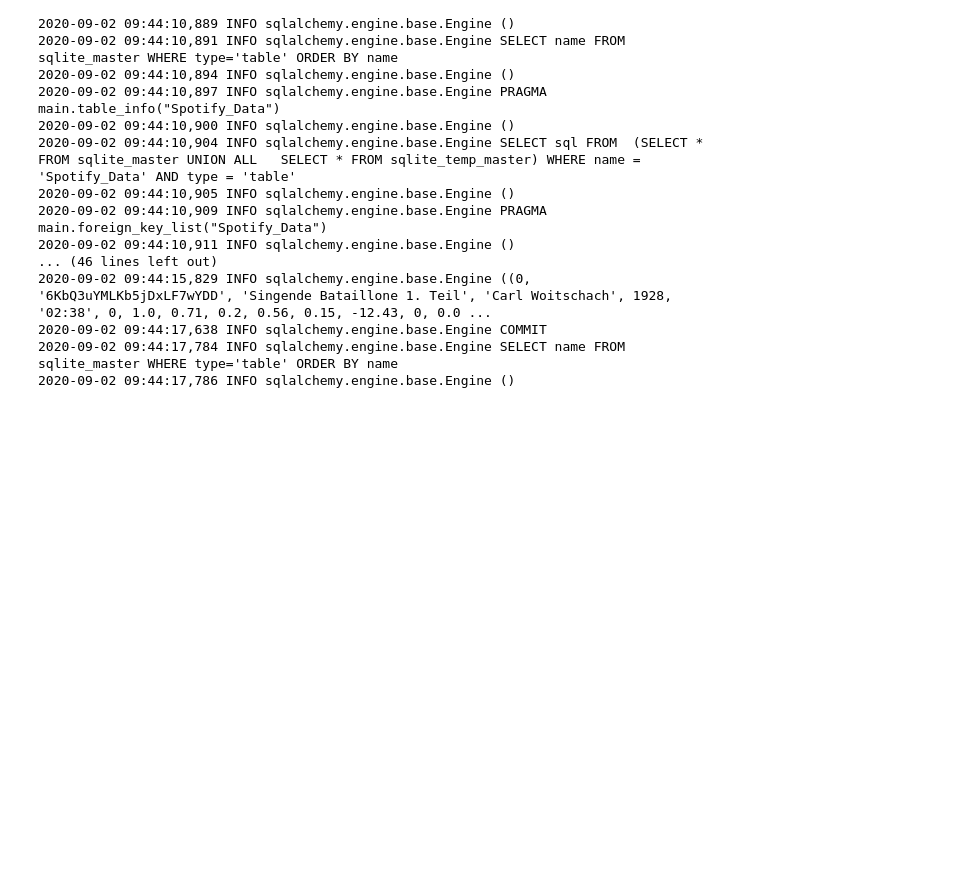
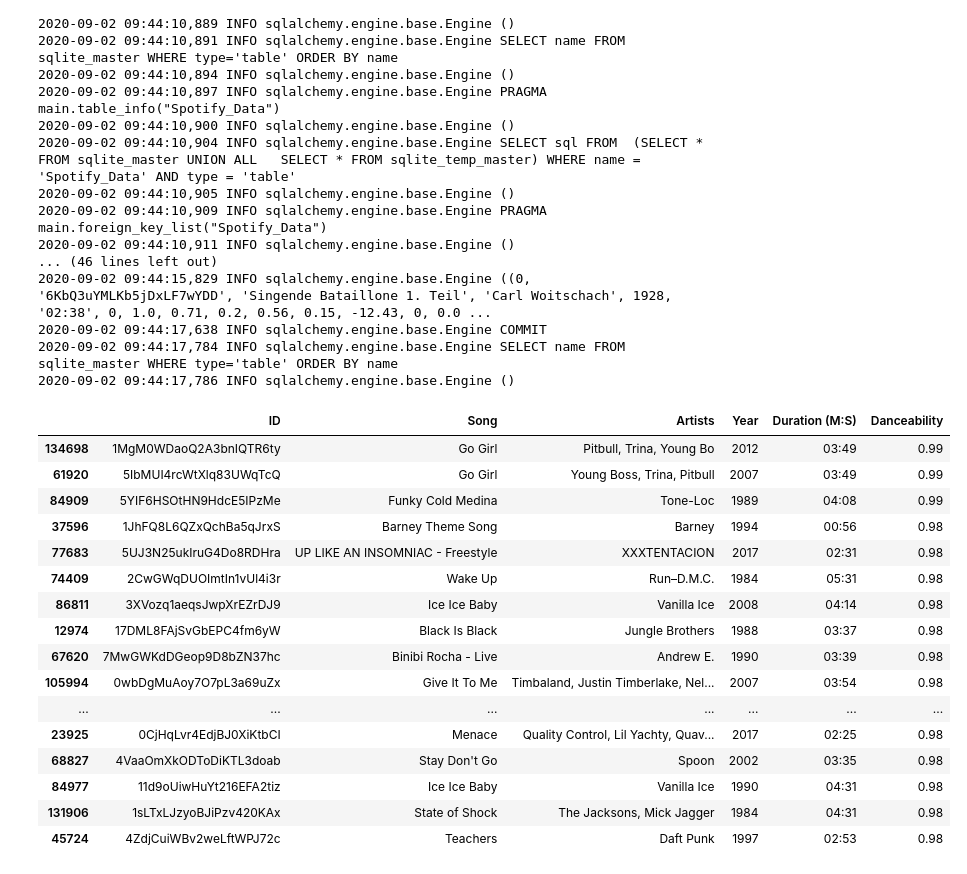
Before and after one commit to Jamahler/ETL-Project-Spotify, a Jupyter notebook: Spotify.ipynb, the cells around one changed output. Saved outputs shown, nothing was run; the diff lists cells and outputs as text; code cells hidden in the pictures; blank space fills up the shorter version.

```diff
--- a/Spotify.ipynb
+++ b/Spotify.ipynb
@@ -115,3 +114,24 @@ spotify_final.to_sql(spotify_table, sqlite_connection, if_exists='replace')
 2020-09-02 09:44:17,638 INFO sqlalchemy.engine.base.Engine COMMIT
 2020-09-02 09:44:17,784 INFO sqlalchemy.engine.base.Engine SELECT name FROM sqlite_master WHERE type='table' ORDER BY name
 2020-09-02 09:44:17,786 INFO sqlalchemy.engine.base.Engine ()
+# %%
+Danceability=spotify_final[['ID','Song','Artists','Year','Duration (M:S)','Danceability']]
+Danceability_order=Danceability.sort_values('Danceability',inplace=False,ascending=False)
+# %% [output]
+|  | ID | Song | Artists | Year | Duration (M:S) | Danceability |
+| 134698 | 1MgM0WDaoQ2A3bnIQTR6ty | Go Girl | Pitbull, Trina, Young Bo | 2012 | 03:49 | 0.99 |
+| 61920 | 5IbMUI4rcWtXlq83UWqTcQ | Go Girl | Young Boss, Trina, Pitbull | 2007 | 03:49 | 0.99 |
+| 84909 | 5YIF6HSOtHN9HdcE5IPzMe | Funky Cold Medina | Tone-Loc | 1989 | 04:08 | 0.99 |
+| 37596 | 1JhFQ8L6QZxQchBa5qJrxS | Barney Theme Song | Barney | 1994 | 00:56 | 0.98 |
+| 77683 | 5UJ3N25ukIruG4Do8RDHra | UP LIKE AN INSOMNIAC - Freestyle | XXXTENTACION | 2017 | 02:31 | 0.98 |
+| 74409 | 2CwGWqDUOImtIn1vUl4i3r | Wake Up | Run–D.M.C. | 1984 | 05:31 | 0.98 |
+| 86811 | 3XVozq1aeqsJwpXrEZrDJ9 | Ice Ice Baby | Vanilla Ice | 2008 | 04:14 | 0.98 |
+| 12974 | 17DML8FAjSvGbEPC4fm6yW | Black Is Black | Jungle Brothers | 1988 | 03:37 | 0.98 |
+| 67620 | 7MwGWKdDGeop9D8bZN37hc | Binibi Rocha - Live | Andrew E. | 1990 | 03:39 | 0.98 |
+| 105994 | 0wbDgMuAoy7O7pL3a69uZx | Give It To Me | Timbaland, Justin Timberlake, Nel... | 2007 | 03:54 | 0.98 |
+| ... | ... | ... | ... | ... | ... | ... |
+| 23925 | 0CjHqLvr4EdjBJ0XiKtbCI | Menace | Quality Control, Lil Yachty, Quav... | 2017 | 02:25 | 0.98 |
+| 68827 | 4VaaOmXkODToDiKTL3doab | Stay Don't Go | Spoon | 2002 | 03:35 | 0.98 |
+| 84977 | 11d9oUiwHuYt216EFA2tiz | Ice Ice Baby | Vanilla Ice | 1990 | 04:31 | 0.98 |
+| 131906 | 1sLTxLJzyoBJiPzv420KAx | State of Shock | The Jacksons, Mick Jagger | 1984 | 04:31 | 0.98 |
+| 45724 | 4ZdjCuiWBv2weLftWPJ72c | Teachers | Daft Punk | 1997 | 02:53 | 0.98 |
```
Also changed, not shown: parts of 4 cells of this notebook, 1 other file.
